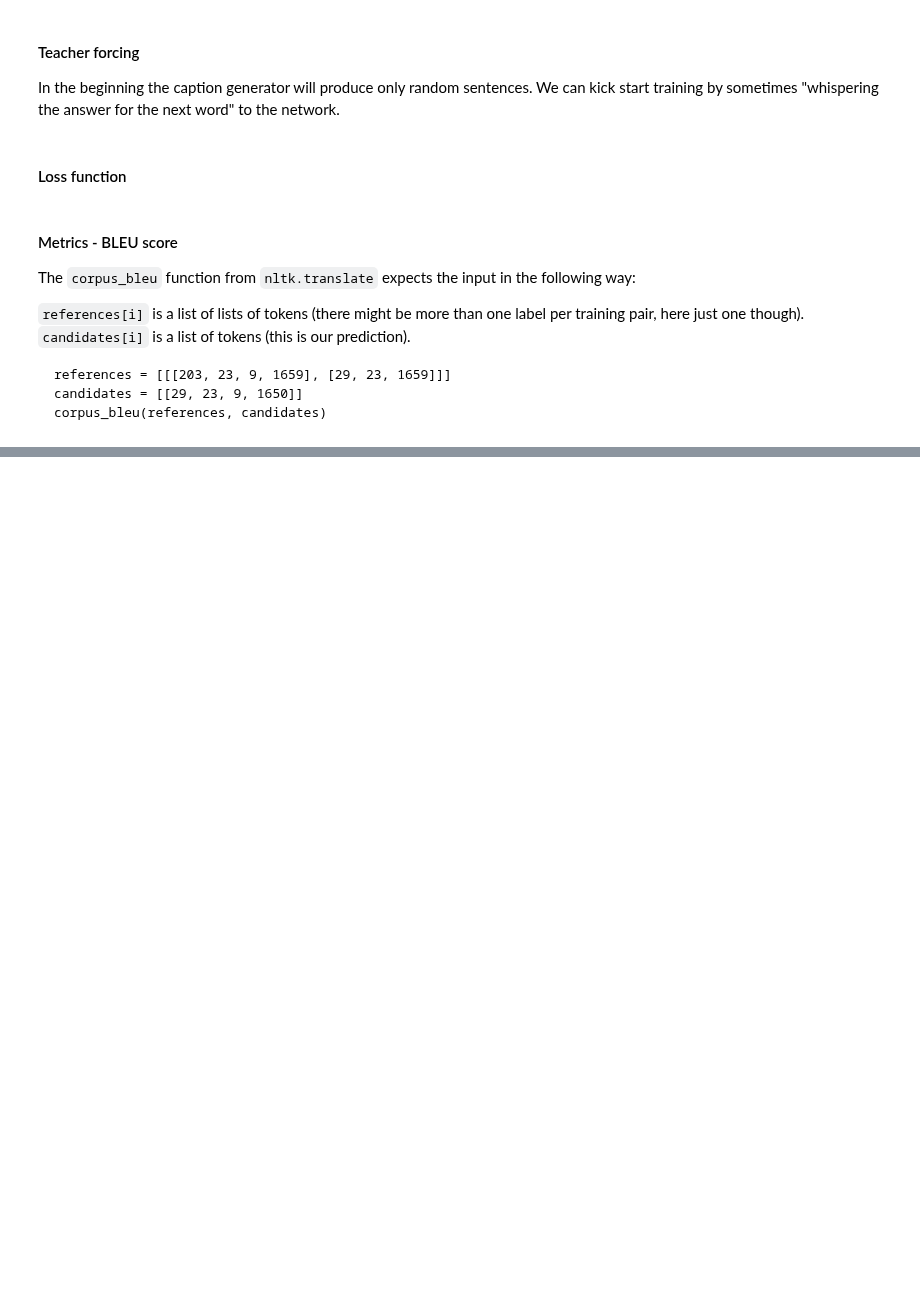
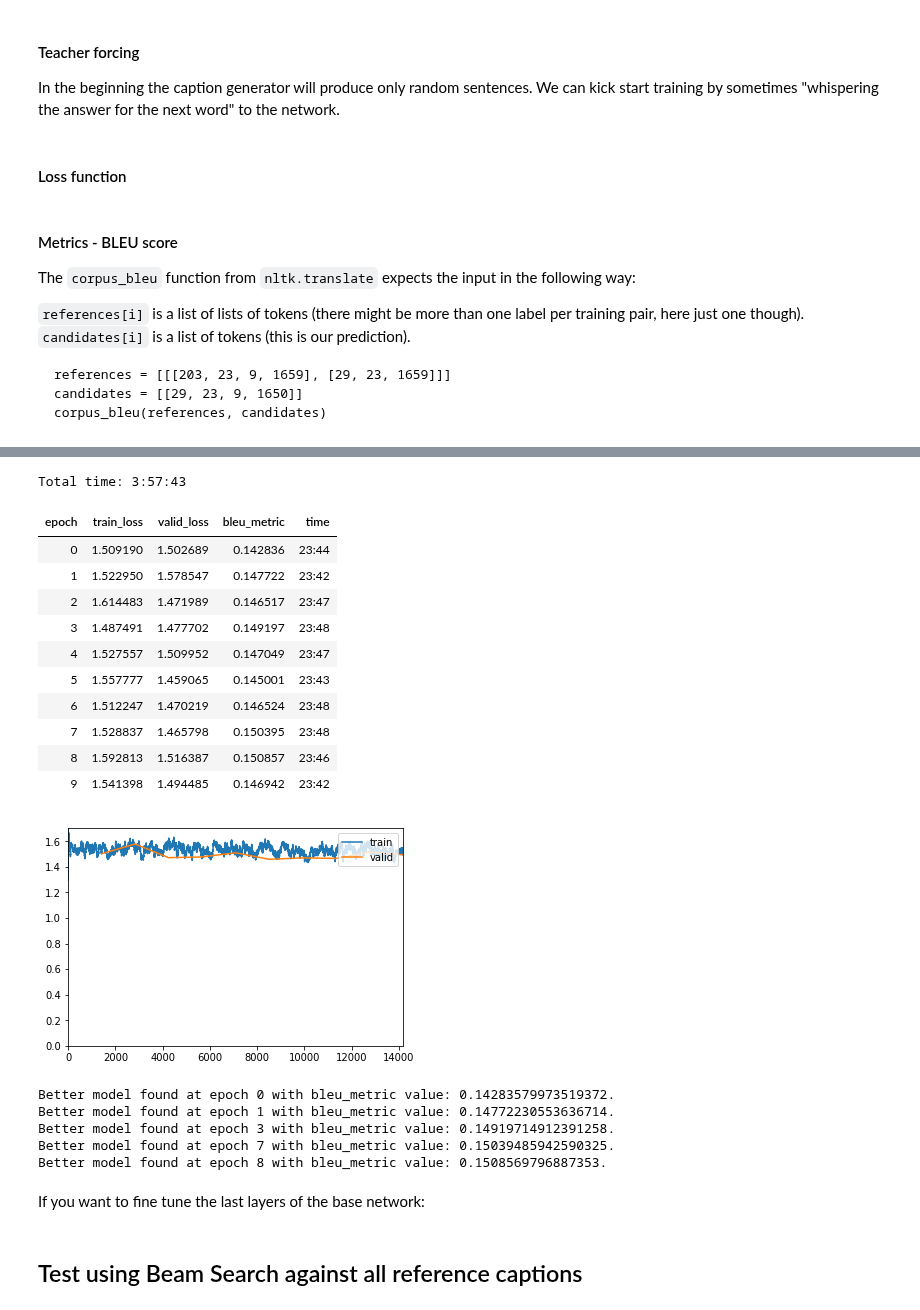
Before and after one commit to fg91/Neural-Image-Caption-Generation-Tutorial, a Jupyter notebook: Tutorial - Show, Attend and Tell.ipynb, the cells around one changed output, grey strips where cells are left out. Cells and saved outputs as stored; diff of their text form; code cells hidden in the pictures; blank space fills up the shorter version.

Commit message:
Train on MS COCO

```diff
--- a/Tutorial - Show, Attend and Tell.ipynb
+++ b/Tutorial - Show, Attend and Tell.ipynb
@@ -407,7 +411,7 @@ class VisualAttention(nn.Module):
         return context_vec, alphas
 # %%
 class ImageCaptionGenerator(nn.Module):
-    def __init__(self, device, filter_width, num_filters, wordvecs, itos, emb_sz, out_seqlen, n_layers=3, prob_teach_forcing=1):
+    def __init__(self, device, filter_width, num_filters, itos, emb_sz, out_seqlen, n_layers=3, prob_teach_forcing=1, p_drop=0.3):
         super().__init__()
         self.n_layers, self.out_seqlen = n_layers, out_seqlen
         self.filter_width = filter_width
@@ -416,15 +420,14 @@ class ImageCaptionGenerator(nn.Module):
 
         # Encoder
         self.encoder = Encoder(device, emb_sz, n_layers, filter_width, num_filters)
-        self.annotation_vecs = None
 
         # Attention
         self.att = VisualAttention(num_filters, emb_sz, 500)
 
         # Decoder
         self.emb = nn.Embedding(len(itos), emb_sz) #create_emb(wordvecs, itos, emb_sz)
-        self.rnn_dec = nn.GRU(num_filters + emb_sz, emb_sz, num_layers=n_layers, dropout=0.1)  # 0.1 square to enable weight tying
-        self.out_drop = nn.Dropout(0.1) #0.35
+        self.rnn_dec = nn.GRU(num_filters + emb_sz, emb_sz, num_layers=n_layers, dropout=0 if n_layers == 1 else p_drop)  # square to enable weight tying
+        self.out_drop = nn.Dropout(p_drop)
         self.out = nn.Linear(emb_sz, len(itos))
         self.out.weight.data = self.emb.weight.data
         self.f_b = nn.Linear(emb_sz, num_filters)  # Section 4.2.1 in Xu et al. (2015)
@@ -450,14 +453,13 @@ class ImageCaptionGenerator(nn.Module):
             res.append(dec_output)
             alphas.append(alpha)
 
-            dec_inp = dec_output.data.max(1)[1]  # [1] to get argmax
-
             if (dec_inp == 1).all() or (y is not None and i >= len(y)):
                 break
-
             # teacher forcing
-            if self.training and (self.prob_teach_forcing > 0) and (random.random() < self.prob_teach_forcing):
+            elif y is not None and (self.prob_teach_forcing > 0) and (random.random() < self.prob_teach_forcing):
                 dec_inp = y[i].to(self.device)
+            else:
+                dec_inp = dec_output.data.max(1)[1]  # [1] to get argmax
 
         return torch.stack(res), torch.stack(alphas)
 
@@ -546,13 +548,13 @@ class BleuMetric(Callback):
         assert len(self.references) == len(self.candidates)
         return add_metrics(last_metrics, corpus_bleu(self.references, self.candidates))
 # %%
-imgCapGen = ImageCaptionGenerator(gpu, 14, 2048, None, vocab.itos, emb_sz, 30, n_layers) # vec_dict
+imgCapGen = ImageCaptionGenerator(gpu, 7, 2048, vocab.itos, emb_sz, 30, n_layers)
 # %%
 opt_fn = partial(optim.Adam, betas=(0.8, 0.99))
 # %%
 dataBunch = DataBunch(train_dl=trn_dl, valid_dl=val_dl, device=gpu, path=PATH, collate_fn=imgcap_collate_func)
 # %%
-learn = Learner(data=dataBunch, model=to_device(imgCapGen, gpu), opt_func=opt_fn, loss_func=ImageCaptionLoss, callback_fns=[ShowGraph, TeacherForcingCallback], metrics=[BleuMetric()]) # , BnFreeze
+learn = Learner(data=dataBunch, model=to_device(imgCapGen, gpu), opt_func=opt_fn, loss_func=ImageCaptionLoss, callback_fns=[ShowGraph], metrics=[BleuMetric()]) # , BnFreeze
 # %%
 learn.lr_find()
 # %%
@@ -566,0 +603,28 @@ learn.fit_one_cycle(20, lr, callbacks=[
+# %%
+lr = 1e-4
+# %%
+learn.fit_one_cycle(10, lr, callbacks=[
+    SaveModelCallback(learn, monitor='bleu_metric'),
+    CSVLogger(learn, filename='train_img_cap_gen')
+                                     ])
+# %% [output]
+Total time: 3:57:43
+| epoch | train_loss | valid_loss | bleu_metric | time |
+| 0 | 1.509190 | 1.502689 | 0.142836 | 23:44 |
+| 1 | 1.522950 | 1.578547 | 0.147722 | 23:42 |
+| 2 | 1.614483 | 1.471989 | 0.146517 | 23:47 |
+| 3 | 1.487491 | 1.477702 | 0.149197 | 23:48 |
+| 4 | 1.527557 | 1.509952 | 0.147049 | 23:47 |
+| 5 | 1.557777 | 1.459065 | 0.145001 | 23:43 |
+| 6 | 1.512247 | 1.470219 | 0.146524 | 23:48 |
+| 7 | 1.528837 | 1.465798 | 0.150395 | 23:48 |
+| 8 | 1.592813 | 1.516387 | 0.150857 | 23:46 |
+| 9 | 1.541398 | 1.494485 | 0.146942 | 23:42 |
+[figure, added]
+Better model found at epoch 0 with bleu_metric value: 0.14283579973519372.
+Better model found at epoch 1 with bleu_metric value: 0.14772230553636714.
+Better model found at epoch 3 with bleu_metric value: 0.14919714912391258.
+Better model found at epoch 7 with bleu_metric value: 0.15039485942590325.
+Better model found at epoch 8 with bleu_metric value: 0.1508569796887353.
+# %% [markdown]
+If you want to fine tune the last layers of the base network:
@@ -567,3 +636,5 @@ learn.fit_one_cycle(20, lr, callbacks=[
+# %% [markdown]
+## Test using Beam Search against all reference captions
 # %%
 learn.load("bestmodel");
 # %%
```
Also changed, not shown: parts of 28 cells of this notebook, 1 other file.
